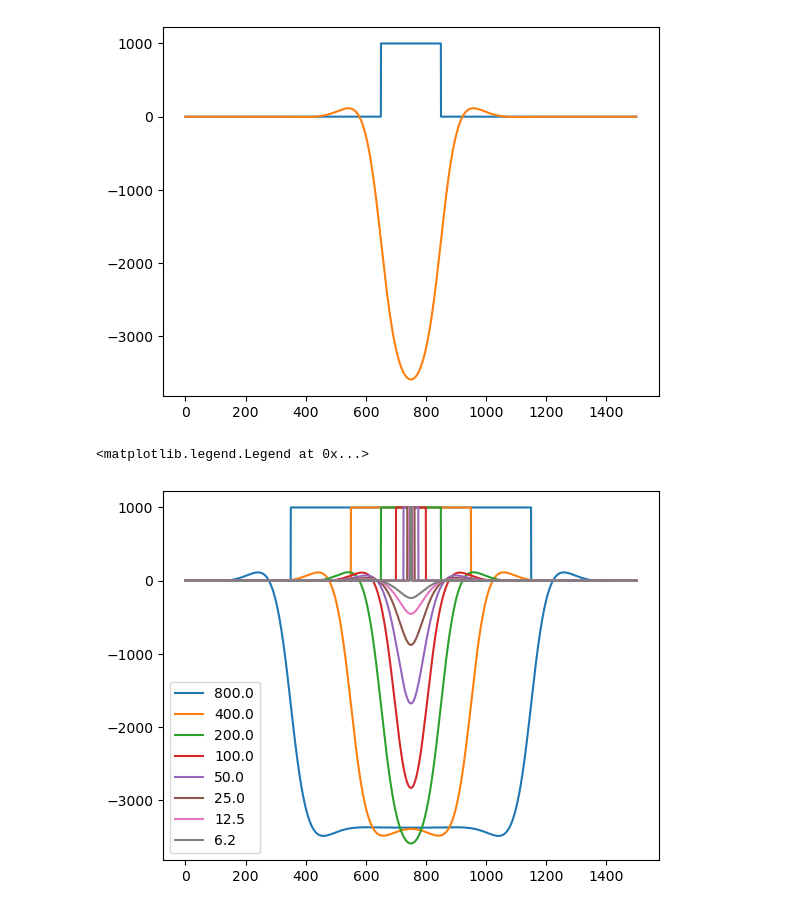
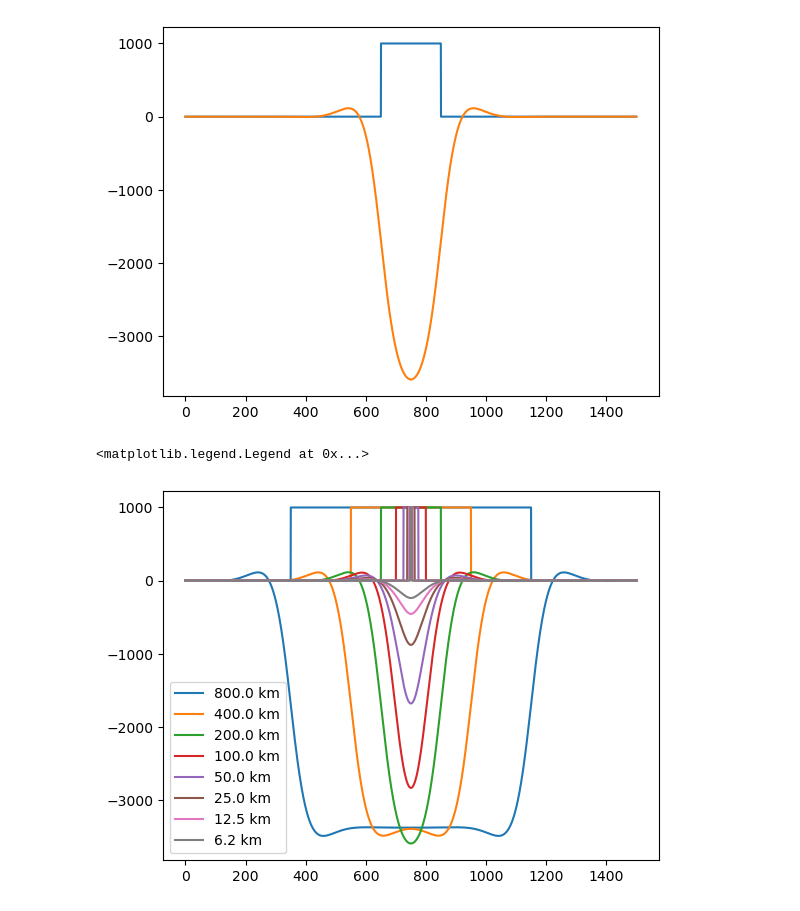
Before and after one commit to YagoMCastro/bacias-msc-2024, a Jupyter notebook: notebooks/classes/resposta_flexural.ipynb, the cells around one changed output. Cells and saved outputs as stored; diff of their text form; code cells hidden in the pictures.

Commit message:
Add unit to box height legend

```diff
--- a/notebooks/classes/resposta_flexural.ipynb
+++ b/notebooks/classes/resposta_flexural.ipynb
@@ -65,27 +65,27 @@ plt.plot(x/ 1000,w)
 # %%
 def flexural_load(x,l):
     h = x*0.0
 
     cond = (x>L/2-l/2)&(x<L/2+l/2) # dims box
     h[cond] = 1000 # box height
 
     w = flexura_num(x, Te, -rhoc*g*h, rhoi)
 
     return(w,h)
 
 count = 0
 width = 800e3 # in km
 
 while count < 8:
     w, h = flexural_load(x, width)
 
-    plt.plot(x/1000.0, h, "C%d"%(count), label="%.1f"%(width/1e3))
+    plt.plot(x/1000.0, h, "C%d"%(count), label="%.1f km"%(width/1e3))
     plt.plot(x/1000.0, w, "C%d"%(count))
 
     count += 1
     width /= 2
 
 plt.legend()
 # %% [output]
 <matplotlib.legend.Legend at 0x...>
-[figure, old version]
+[figure, new version]
```
